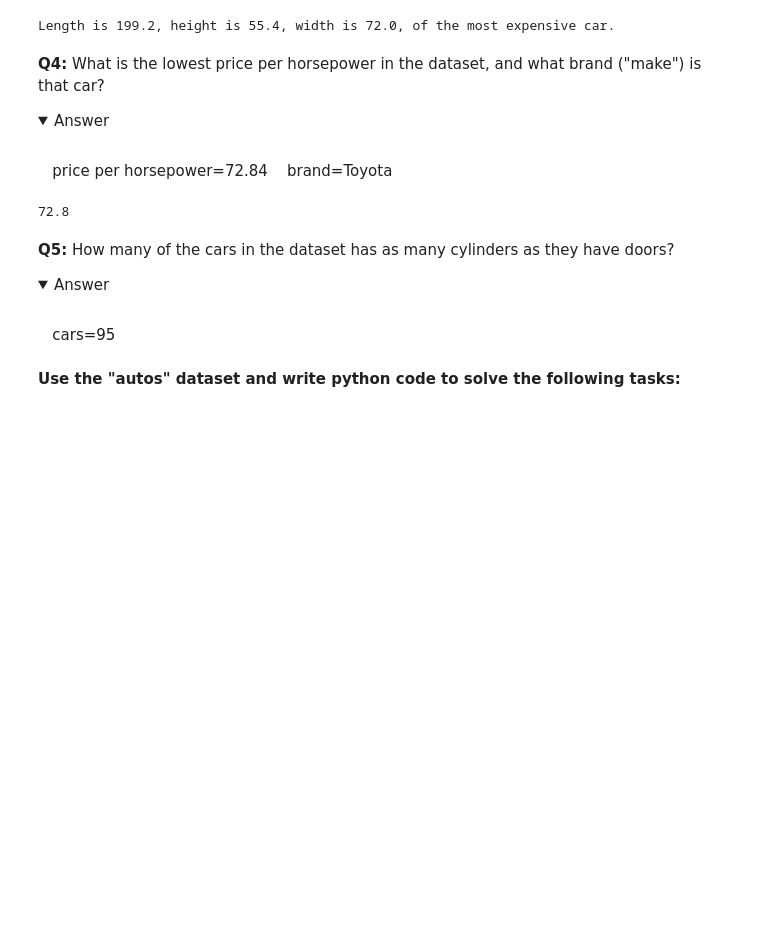
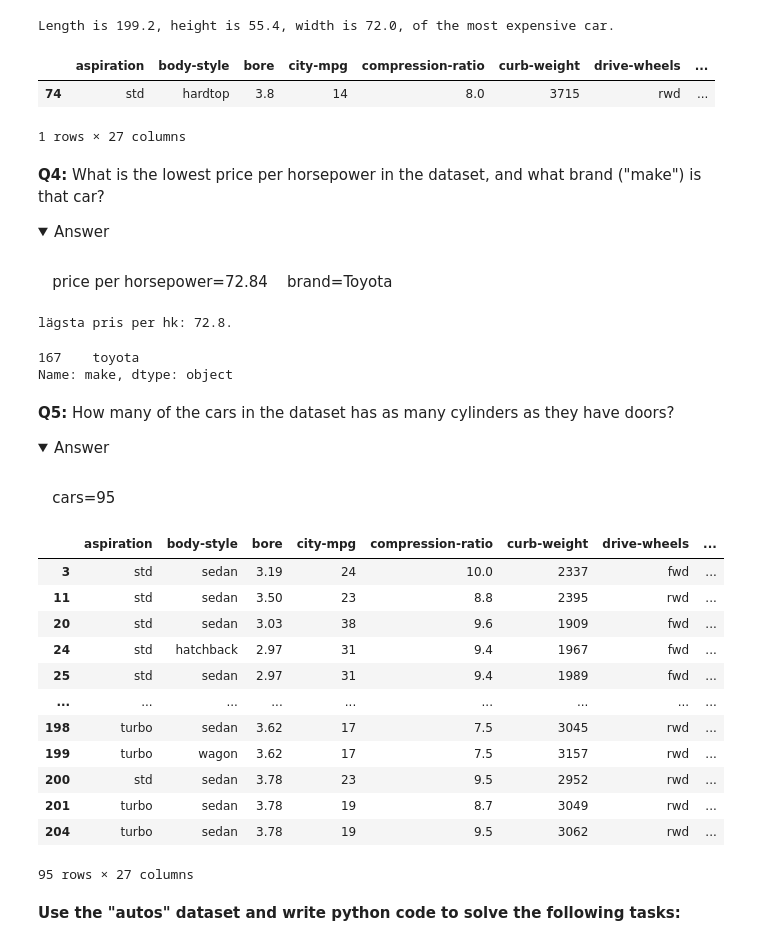
Before and after one commit to dancla240/Databehandling_Daniel_Claesson, a Jupyter notebook: Exercises/E001_Filter_and_query.ipynb, the cells around one changed output. Drawn from its saved outputs; the diff is of its cells as text; code cells hidden in the pictures; folded sections open; blank space fills up the shorter version.

```diff
--- a/Exercises/E001_Filter_and_query.ipynb
+++ b/Exercises/E001_Filter_and_query.ipynb
@@ -2,7 +2,7 @@
 ## Exercises: Filter and query data
 # %%
 import pandas as pd
-autos = pd.read_json("../Data/autos.json")
+autos = pd.read_json("../Data/autos_json.json")
 # %%
 # I explore the dataset on my own
 pd.set_option('display.max_columns', None)
@@ -217,6 +232,18 @@ length = autos.loc[autos['price'].idxmax(), 'length']
 print(f'Length is {length}, height is {height}, width is {width}, of the most expensive car.')
 # %% [output]
 Length is 199.2, height is 55.4, width is 72.0, of the most expensive car.
+# %%
+# ett annat sätt att lösa uppgiften:
+the_most_expensive_car = autos.loc[autos['price'] == autos['price'].max()] # returnerar hela raden
+the_most_expensive_car
+# my_df = the_most_expensive_car[['width','height','length']]
+# print(my_df)
+# width = my_df['width']
+# width
+# %% [output]
+|  | aspiration | body-style | bore | city-mpg | compression-ratio | curb-weight | drive-wheels | ... |
+| 74 | std | hardtop | 3.8 | 14 | 8.0 | 3715 | rwd | ... |
+1 rows × 27 columns
 # %% [markdown]
 **Q4:** What is the lowest price per horsepower in the dataset, and what brand ("make") is that car?
 
@@ -229,9 +256,13 @@ Length is 199.2, height is 55.4, width is 72.0, of the most expensive car.
 # %%
 autos['price-per-hp'] = round(autos['price'] / autos['horsepower'],1)
 lowest_price_per_hp = autos['price-per-hp'].min()
-print(lowest_price_per_hp)
+print(f'lägsta pris per hk: {lowest_price_per_hp}.')
+
+autos.loc[autos['price-per-hp'] == autos['price-per-hp'].min()]['make']
 # %% [output]
-72.8
+lägsta pris per hk: 72.8.
+167    toyota
+Name: make, dtype: object
 # %% [markdown]
 **Q5:** How many of the cars in the dataset has as many cylinders as they have doors?
 
@@ -240,6 +271,22 @@ print(lowest_price_per_hp)
 <br>
 &nbsp;&nbsp;&nbsp;cars=95
 </details>
+# %%
+autos[(autos['num-of-cylinders'] == autos['num-of-doors']]
+# %% [output]
+|  | aspiration | body-style | bore | city-mpg | compression-ratio | curb-weight | drive-wheels | ... |
+| 3 | std | sedan | 3.19 | 24 | 10.0 | 2337 | fwd | ... |
+| 11 | std | sedan | 3.50 | 23 | 8.8 | 2395 | rwd | ... |
+| 20 | std | sedan | 3.03 | 38 | 9.6 | 1909 | fwd | ... |
+| 24 | std | hatchback | 2.97 | 31 | 9.4 | 1967 | fwd | ... |
+| 25 | std | sedan | 2.97 | 31 | 9.4 | 1989 | fwd | ... |
+| ... | ... | ... | ... | ... | ... | ... | ... | ... |
+| 198 | turbo | sedan | 3.62 | 17 | 7.5 | 3045 | rwd | ... |
+| 199 | turbo | wagon | 3.62 | 17 | 7.5 | 3157 | rwd | ... |
+| 200 | std | sedan | 3.78 | 23 | 9.5 | 2952 | rwd | ... |
+| 201 | turbo | sedan | 3.78 | 19 | 8.7 | 3049 | rwd | ... |
+| 204 | turbo | sedan | 3.78 | 19 | 9.5 | 3062 | rwd | ... |
+95 rows × 27 columns
 # %% [markdown]
 **Use the "autos" dataset and write python code to solve the following tasks:**
 # %% [markdown]
```
Also changed, not shown: parts of 9 cells of this notebook.
